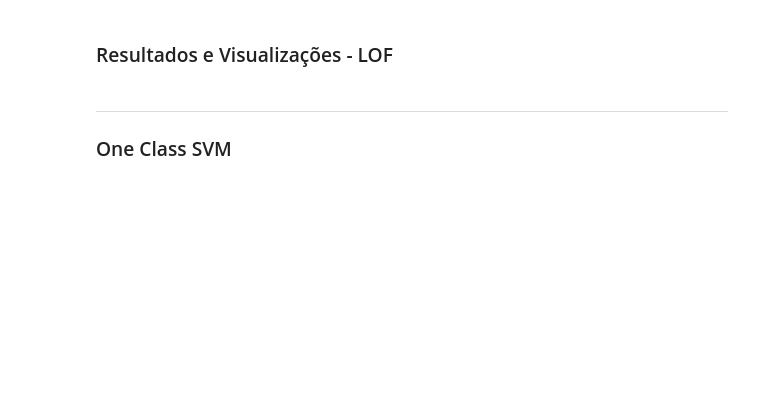
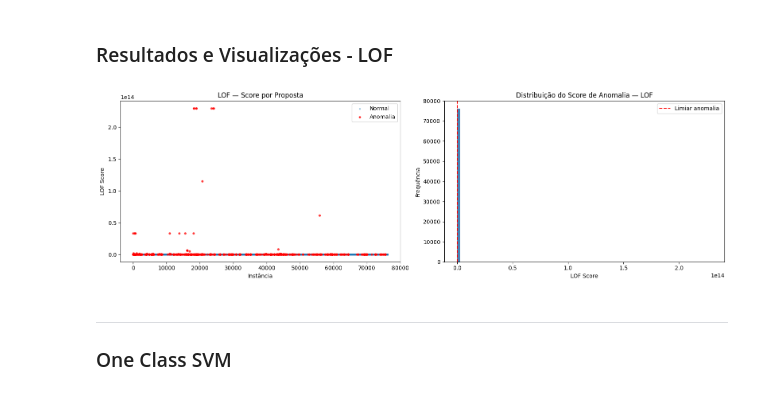
Before and after one commit to leticiagomesilva/Deteccao-Propostas-Anomalas-Licitacoes, a Jupyter notebook: notebooks/08_models.ipynb, the cells around one changed output. Saved outputs shown, nothing was run; the diff lists cells and outputs as text; code cells hidden in the pictures; blank space fills up the shorter version.

```diff
--- a/notebooks/08_models.ipynb
+++ b/notebooks/08_models.ipynb
@@ -150,3 +153,17 @@ Total de anomalias detectadas: 762 (1.0%)
 # %% [markdown]
 ---
 ### Local Outlier Factor - LOF
+# %%
+# testar com valores diferentes de neighbors
+lof = LocalOutlierFactor(n_neighbors=20, contamination=0.01)
+
+lof_predictions = lof.fit_predict(df[feature_cols])
+lof_scores = -lof.negative_outlier_factor_
+
+# (Higher score = more anomalous. Standard values close to or > 1 indicate outliers)
+df['lof_anomaly_score'] = lof_scores
+df['lof_anomaly'] = lof_predictions
+
+print(f"Total de propostas: {len(df)}")
+print(f"Anomalias detectadas: {(df['lof_anomaly'] == -1).sum()} ({(df['lof_anomaly'] == -1).mean():.1%})")
+df['lof_anomaly'].value_counts()
@@ -153,5 +177,30 @@ Total de anomalias detectadas: 762 (1.0%)
 # %% [markdown]
 ### Resultados e Visualizações - LOF
+# %%
+fig, axes = plt.subplots(1, 2, figsize=(16, 5))
+
+normal = df[df['lof_anomaly'] == 1]
+anomalies = df[df['lof_anomaly'] == -1]
+
+axes[0].scatter(normal.index, normal['lof_anomaly_score'], label='Normal', alpha=0.3, s=5)
+axes[0].scatter(anomalies.index, anomalies['lof_anomaly_score'], label='Anomalia', alpha=0.7, s=10, color='red')
+axes[0].set_xlabel("Instância")
+axes[0].set_ylabel("LOF Score")
+axes[0].set_title("LOF — Score por Proposta")
+axes[0].legend()
+
+axes[1].hist(df['lof_anomaly_score'], bins=80, color='steelblue', edgecolor='none')
+axes[1].axvline(df[df['lof_anomaly'] == -1]['lof_anomaly_score'].min(),
+                color='red', linestyle='--', label='Limiar anomalia')
+axes[1].set_xlabel("LOF Score")
+axes[1].set_ylabel("Frequência")
+axes[1].set_title("Distribuição do Score de Anomalia — LOF")
+axes[1].legend()
+
+plt.tight_layout()
+plt.show()
+# %% [output]
+[figure, added]
 # %% [markdown]
 ---
 ### One Class SVM
```
Also changed, not shown: parts of 7 cells of this notebook.
